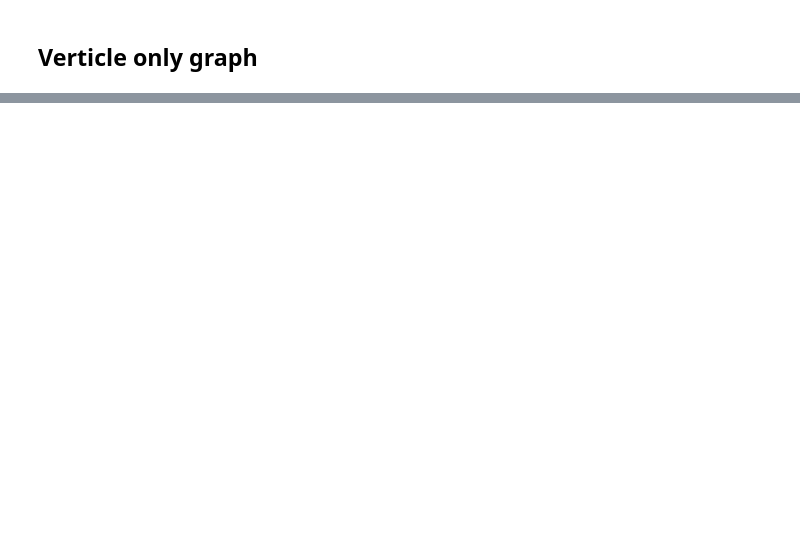
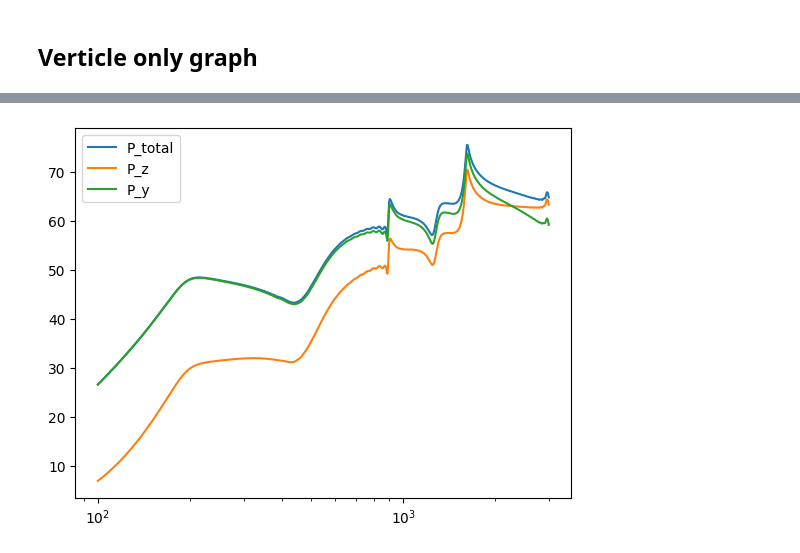
Before and after one commit to BerkinArslan/Bachelorarbeit_BA, a Jupyter notebook: multi_source_main_v4.ipynb, the cells around one changed output, grey strips where cells are left out. Saved outputs shown, nothing was run; the diff lists cells and outputs as text; code cells hidden in the pictures; blank space fills up the shorter version.

```diff
--- a/multi_source_main_v4.ipynb
+++ b/multi_source_main_v4.ipynb
@@ -256,0 +257,42 @@ plt.show()
+# %%
+from utils import run_simulation_semi_circle_total
+
+P_total, P_z, P_y = run_simulation_semi_circle_total(
+    circle_centre=semi_circle_centre,
+    circle_radius=2.5,
+    number_of_points=10,
+    simulation_function=monopole_multi_fa__calcf__outf,
+    V_fd_z=triangle_v_z.T,
+    A_z=z_projected_area[:, None],
+    V_fd_y=triangle_v_y.T,
+    A_y=y_projected_area[:, None],
+    return_components=True,
+    freqs=f_sim_axis[frequncy_mask],
+    X=centre,
+)
+# %%
+from matplotlib import pyplot as plt
+import numpy as np
+
+p0 = 2e-5
+
+P_total_db = 20 * np.log10((np.abs(P_total) + p0) / p0)
+P_z_db = 20 * np.log10((np.abs(P_z) + p0) / p0)
+P_y_db = 20 * np.log10((np.abs(P_y) + p0) / p0)
+
+f_plot = f_sim_axis[frequncy_mask]
+plt_mask = (f_plot >= f_min) & (f_plot <= f_max)
+
+plt_f_axis = f_plot[plt_mask]
+plt_P_total_db = P_total_db[plt_mask]
+plt_P_z_db = P_z_db[plt_mask]
+plt_P_y_db = P_y_db[plt_mask]
+
+plt.plot(plt_f_axis, plt_P_total_db, label="P_total")
+plt.plot(plt_f_axis, plt_P_z_db, label="P_z")
+plt.plot(plt_f_axis, plt_P_y_db, label="P_y")
+plt.xscale('log')
+plt.legend()
+plt.show()
+# %% [output]
+[figure, added]
```
Also changed, not shown: parts of 6 cells of this notebook, 1 other file.
